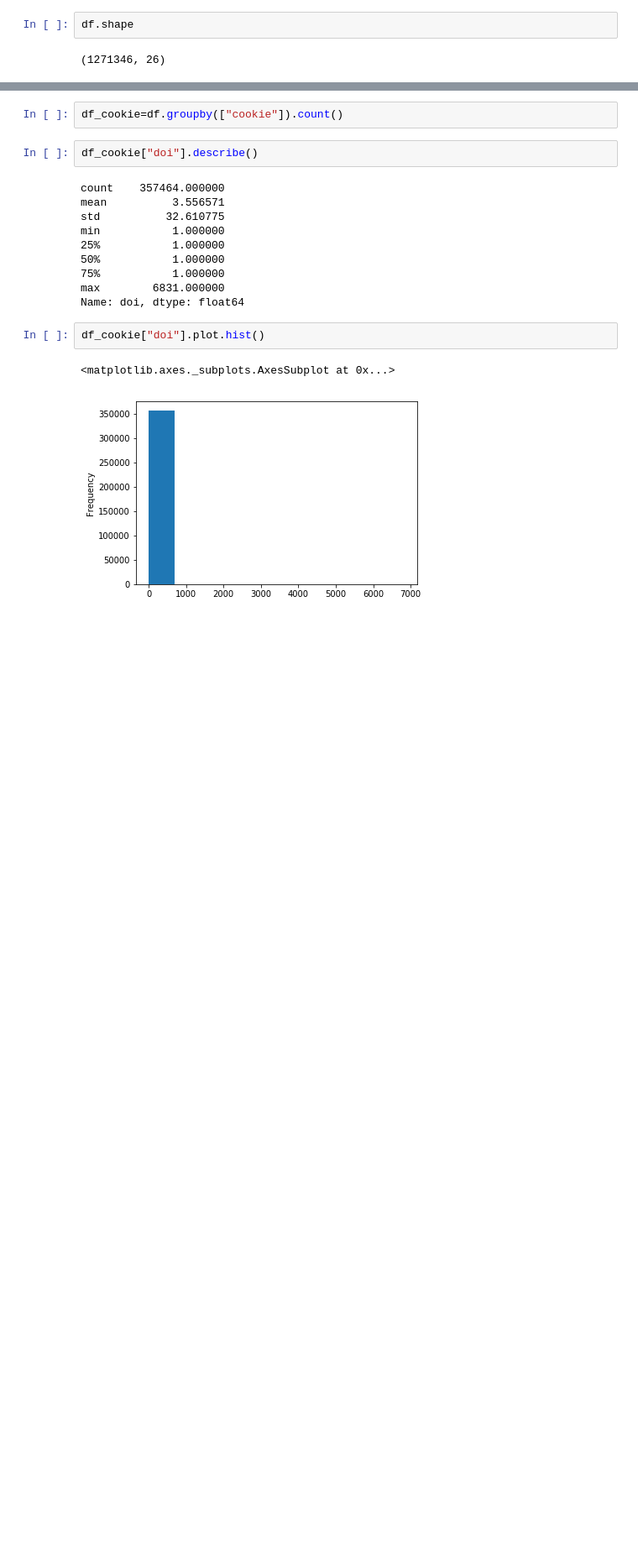
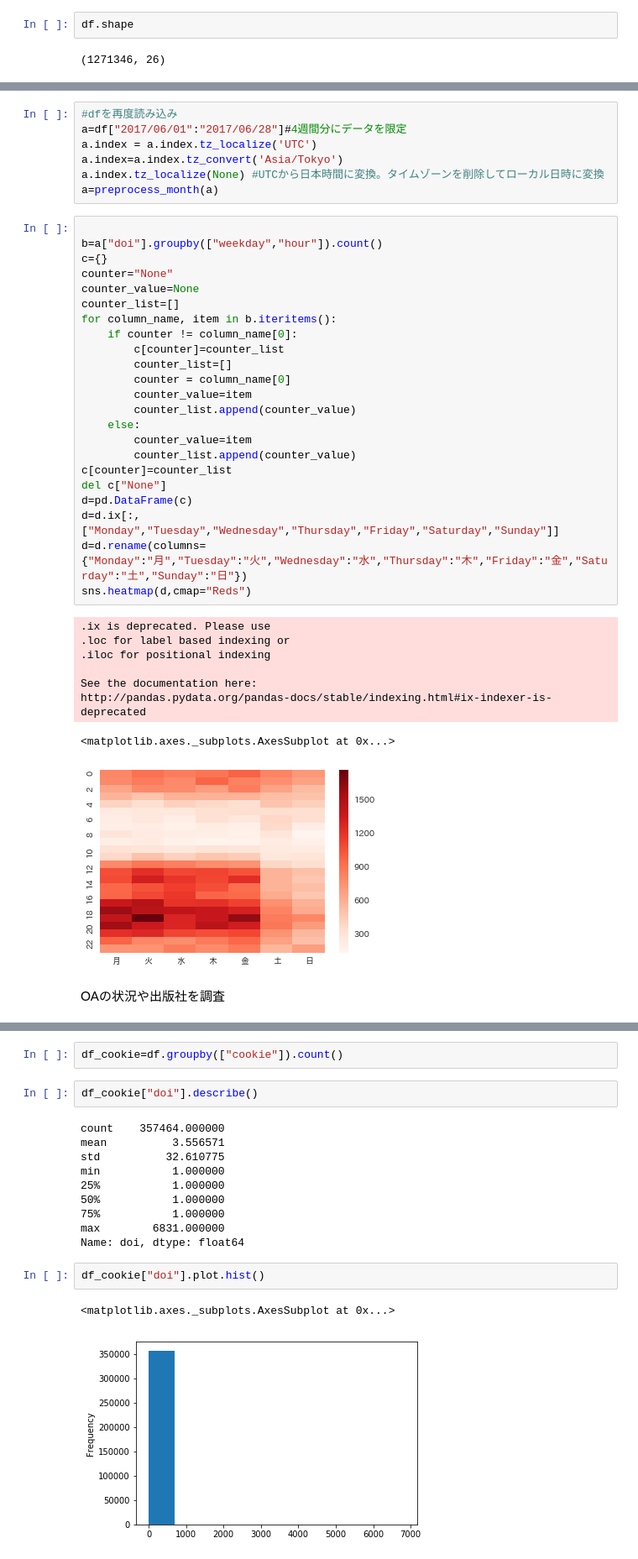
Before and after one commit to otani0083/scihub_analytics, a Jupyter notebook: Scihub_analytics.ipynb, the cells around one changed output, grey strips where cells are left out. Shown at 84% size. Cells and saved outputs as stored; diff of their text form; blank space fills up the shorter version.

```diff
--- a/Scihub_analytics.ipynb
+++ b/Scihub_analytics.ipynb
@@ -47,0 +252,41 @@ df.shape
+# %%
+#dfを再度読み込み
+a=df["2017/06/01":"2017/06/28"]#4週間分にデータを限定
+a.index = a.index.tz_localize('UTC')
+a.index=a.index.tz_convert('Asia/Tokyo')
+a.index.tz_localize(None) #UTCから日本時間に変換。タイムゾーンを削除してローカル日時に変換
+a=preprocess_month(a)
+# %%
+
+b=a["doi"].groupby(["weekday","hour"]).count()
+c={}
+counter="None"
+counter_value=None
+counter_list=[]
+for column_name, item in b.iteritems():
+    if counter != column_name[0]:
+        c[counter]=counter_list
+        counter_list=[]
+        counter = column_name[0]
+        counter_value=item
+        counter_list.append(counter_value)
+    else:
+        counter_value=item
+        counter_list.append(counter_value)
+c[counter]=counter_list
+del c["None"]
+d=pd.DataFrame(c)
+d=d.ix[:,["Monday","Tuesday","Wednesday","Thursday","Friday","Saturday","Sunday"]]
+d=d.rename(columns={"Monday":"月","Tuesday":"火","Wednesday":"水","Thursday":"木","Friday":"金","Saturday":"土","Sunday":"日"})
+sns.heatmap(d,cmap="Reds")
+# %% [output]
+.ix is deprecated. Please use
+.loc for label based indexing or
+.iloc for positional indexing
+
+See the documentation here:
+http://pandas.pydata.org/pandas-docs/stable/indexing.html#ix-indexer-is-deprecated
+<matplotlib.axes._subplots.AxesSubplot at 0x...>
+[figure, added]
+# %% [markdown]
+OAの状況や出版社を調査
```
Also changed, not shown: parts of 59 cells of this notebook, 1 other file.
